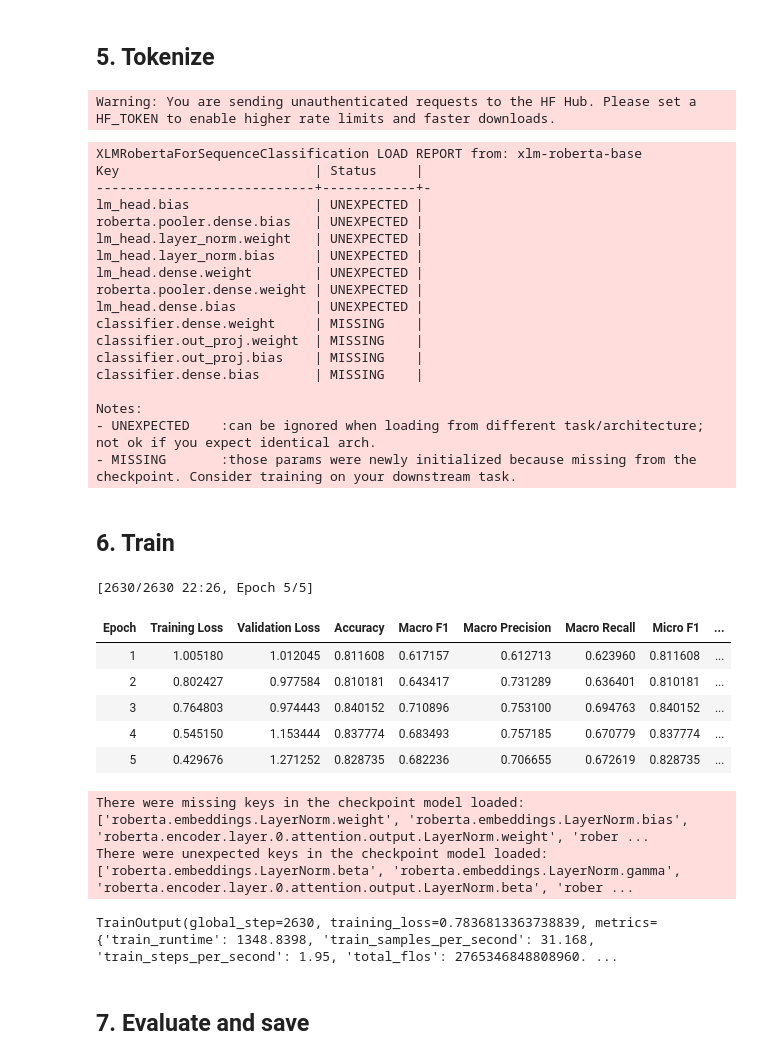
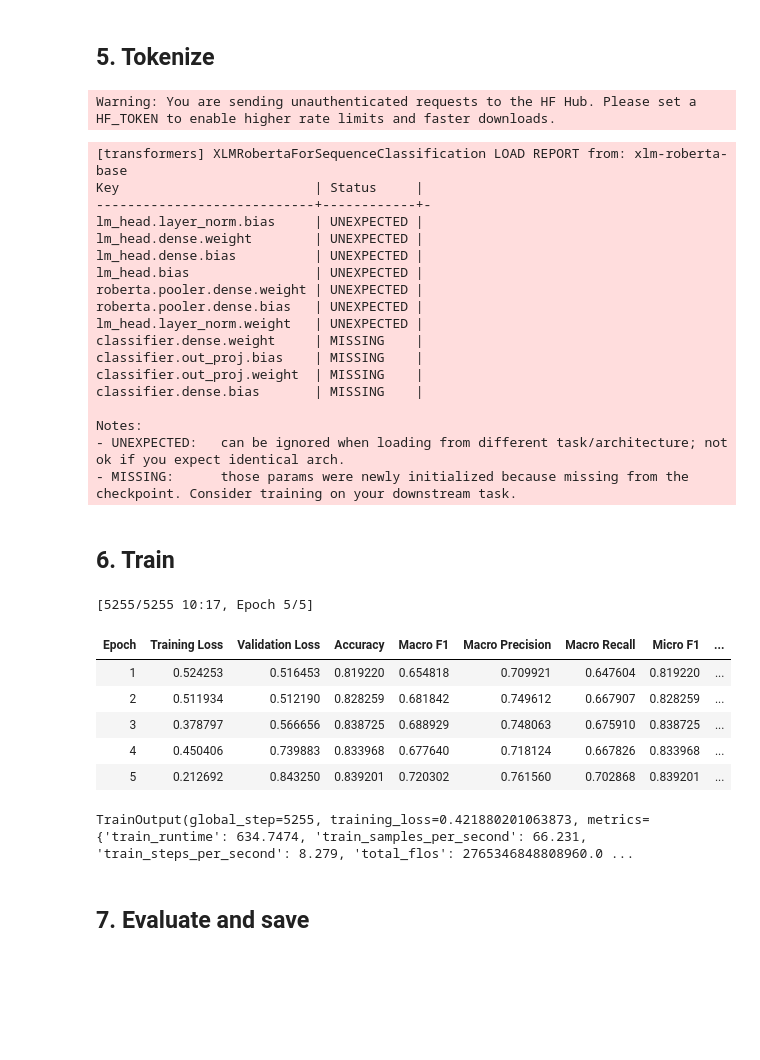
Before and after one commit to jejeyalung/THESIS-QUADB, a Jupyter notebook: notebooks/stage-1-sentiment-analysis-training.ipynb, the cells around one changed output. Cells and saved outputs as stored; diff of their text form; code cells hidden in the pictures; blank space fills up the shorter version.

```diff
--- a/notebooks/stage-1-sentiment-analysis-training.ipynb
+++ b/notebooks/stage-1-sentiment-analysis-training.ipynb
@@ -48,9 +98,9 @@ GPU: Tesla T4
 # --- CHECK THIS PATH ---
 # In Kaggle, uploaded datasets live under /kaggle/input/<dataset-name>/<filename>
 # Update this to match yourDATA_PATH = "/kaggle/input/datasets/nahokeel/sentimentanalysis/SentiTaglish_ProductsAndServices.csv" actual dataset name once you've added it as an input.
-DATA_PATH = "/kaggle/input/datasets/julianedisonyalung/dataset/SentiTaglish_ProductsAndServices.csv"
+DATA_PATH = "../data/SentiTaglish_ProductsAndServices.csv"
+OUTPUT_DIR = "../models/stage1_sentiment"
 
-OUTPUT_DIR = "/kaggle/working/stage1_sentiment"
 
 SMOKE_TEST = False          # set False for the real full run
 SMOKE_TEST_SIZE = 200      # total rows used across all classes in smoke test mode
@@ -177,24 +252,24 @@ train_ds = train_ds.map(tokenize_fn, batched=True)
 val_ds = val_ds.map(tokenize_fn, batched=True)
 # %% [output]
 Warning: You are sending unauthenticated requests to the HF Hub. Please set a HF_TOKEN to enable higher rate limits and faster downloads.
-XLMRobertaForSequenceClassification LOAD REPORT from: xlm-roberta-base
+[transformers] XLMRobertaForSequenceClassification LOAD REPORT from: xlm-roberta-base
 Key                         | Status     |
 ----------------------------+------------+-
+lm_head.layer_norm.bias     | UNEXPECTED |
+lm_head.dense.weight        | UNEXPECTED |
+lm_head.dense.bias          | UNEXPECTED |
 lm_head.bias                | UNEXPECTED |
+roberta.pooler.dense.weight | UNEXPECTED |
 roberta.pooler.dense.bias   | UNEXPECTED |
 lm_head.layer_norm.weight   | UNEXPECTED |
-lm_head.layer_norm.bias     | UNEXPECTED |
-lm_head.dense.weight        | UNEXPECTED |
-roberta.pooler.dense.weight | UNEXPECTED |
-lm_head.dense.bias          | UNEXPECTED |
 classifier.dense.weight     | MISSING    |
+classifier.out_proj.bias    | MISSING    |
 classifier.out_proj.weight  | MISSING    |
-classifier.out_proj.bias    | MISSING    |
 classifier.dense.bias       | MISSING    |
 
 Notes:
-- UNEXPECTED    :can be ignored when loading from different task/architecture; not ok if you expect identical arch.
-- MISSING       :those params were newly initialized because missing from the checkpoint. Consider training on your downstream task.
+- UNEXPECTED:   can be ignored when loading from different task/architecture; not ok if you expect identical arch.
+- MISSING:      those params were newly initialized because missing from the checkpoint. Consider training on your downstream task.
 # %% [markdown]
 ## 6. Train
 # %%
@@ -224,43 +299,40 @@ def compute_metrics(eval_pred):
 # Try the new name first, fall back to the old one.
 common_training_kwargs = dict(
     output_dir=OUTPUT_DIR,
     learning_rate=LEARNING_RATE,
     per_device_train_batch_size=BATCH_SIZE,
     per_device_eval_batch_size=BATCH_SIZE,
-    gradient_accumulation_steps=1,
     num_train_epochs=epochs,
     save_strategy="epoch",
     load_best_model_at_end=True,
     metric_for_best_model="macro_f1",
     logging_steps=20,
     seed=SEED,
     report_to="none",
 )
 try:
     training_args = TrainingArguments(eval_strategy="epoch", **common_training_kwargs)
 except TypeError:
     training_args = TrainingArguments(evaluation_strategy="epoch", **common_training_kwargs)
 
 trainer = Trainer(
     model=model,
     args=training_args,
     train_dataset=train_ds,
     eval_dataset=val_ds,
     compute_metrics=compute_metrics,
 )
 
 trainer.train()
 # %% [output]
-[2630/2630 22:26, Epoch 5/5]
+[5255/5255 10:17, Epoch 5/5]
 | Epoch | Training Loss | Validation Loss | Accuracy | Macro F1 | Macro Precision | Macro Recall | Micro F1 | ... |
-| 1 | 1.005180 | 1.012045 | 0.811608 | 0.617157 | 0.612713 | 0.623960 | 0.811608 | ... |
-| 2 | 0.802427 | 0.977584 | 0.810181 | 0.643417 | 0.731289 | 0.636401 | 0.810181 | ... |
-| 3 | 0.764803 | 0.974443 | 0.840152 | 0.710896 | 0.753100 | 0.694763 | 0.840152 | ... |
-| 4 | 0.545150 | 1.153444 | 0.837774 | 0.683493 | 0.757185 | 0.670779 | 0.837774 | ... |
-| 5 | 0.429676 | 1.271252 | 0.828735 | 0.682236 | 0.706655 | 0.672619 | 0.828735 | ... |
+| 1 | 0.524253 | 0.516453 | 0.819220 | 0.654818 | 0.709921 | 0.647604 | 0.819220 | ... |
+| 2 | 0.511934 | 0.512190 | 0.828259 | 0.681842 | 0.749612 | 0.667907 | 0.828259 | ... |
+| 3 | 0.378797 | 0.566656 | 0.838725 | 0.688929 | 0.748063 | 0.675910 | 0.838725 | ... |
+| 4 | 0.450406 | 0.739883 | 0.833968 | 0.677640 | 0.718124 | 0.667826 | 0.833968 | ... |
+| 5 | 0.212692 | 0.843250 | 0.839201 | 0.720302 | 0.761560 | 0.702868 | 0.839201 | ... |
-There were missing keys in the checkpoint model loaded: ['roberta.embeddings.LayerNorm.weight', 'roberta.embeddings.LayerNorm.bias', 'roberta.encoder.layer.0.attention.output.LayerNorm.weight', 'rober ...
-There were unexpected keys in the checkpoint model loaded: ['roberta.embeddings.LayerNorm.beta', 'roberta.embeddings.LayerNorm.gamma', 'roberta.encoder.layer.0.attention.output.LayerNorm.beta', 'rober ...
+TrainOutput(global_step=5255, training_loss=0.421880201063873, metrics={'train_runtime': 634.7474, 'train_samples_per_second': 66.231, 'train_steps_per_second': 8.279, 'total_flos': 2765346848808960.0 ...
-TrainOutput(global_step=2630, training_loss=0.7836813363738839, metrics={'train_runtime': 1348.8398, 'train_samples_per_second': 31.168, 'train_steps_per_second': 1.95, 'total_flos': 2765346848808960. ...
 # %% [markdown]
 ## 7. Evaluate and save
 # %%
```
Also changed, not shown: parts of 7 cells of this notebook, 3 other files.
